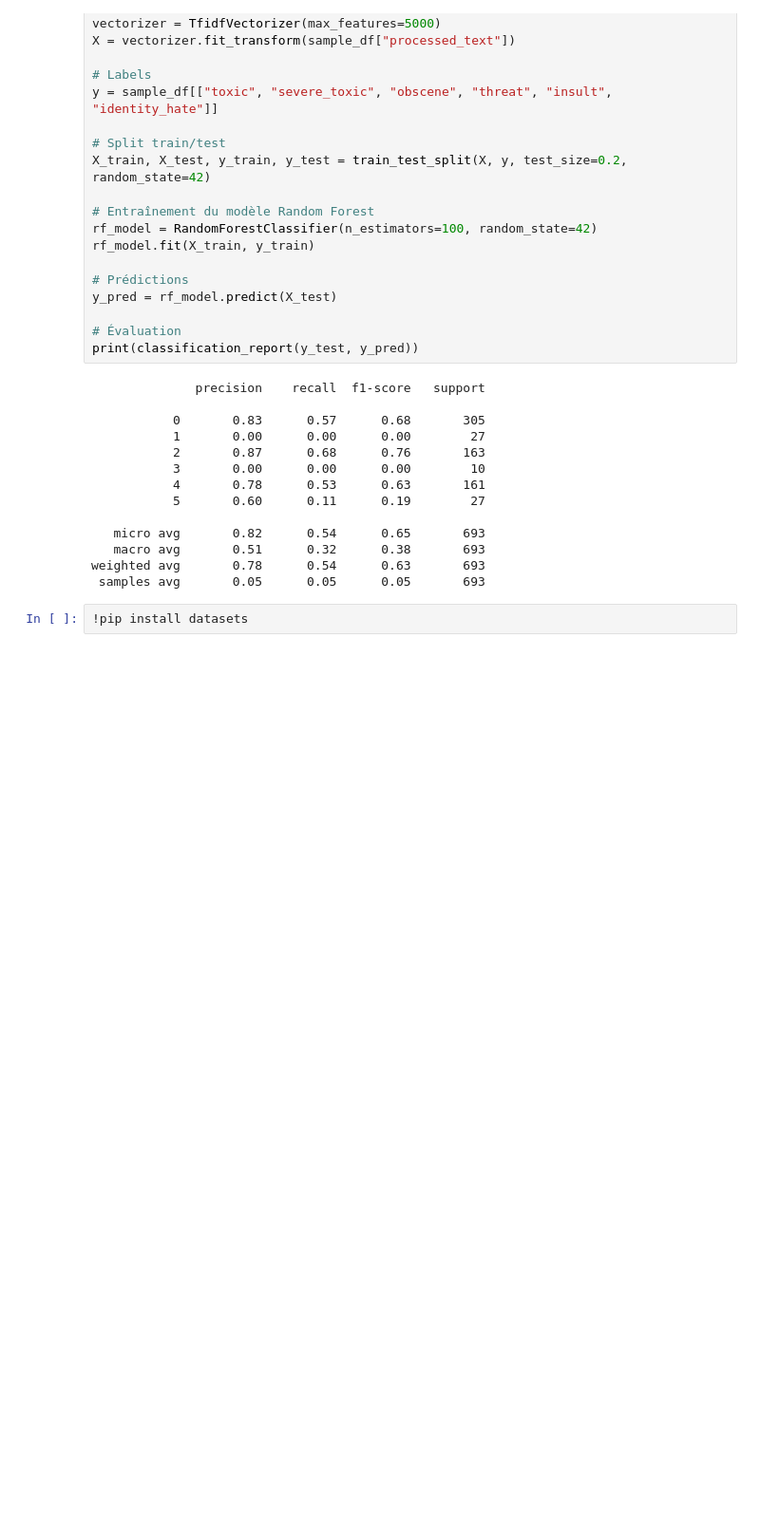
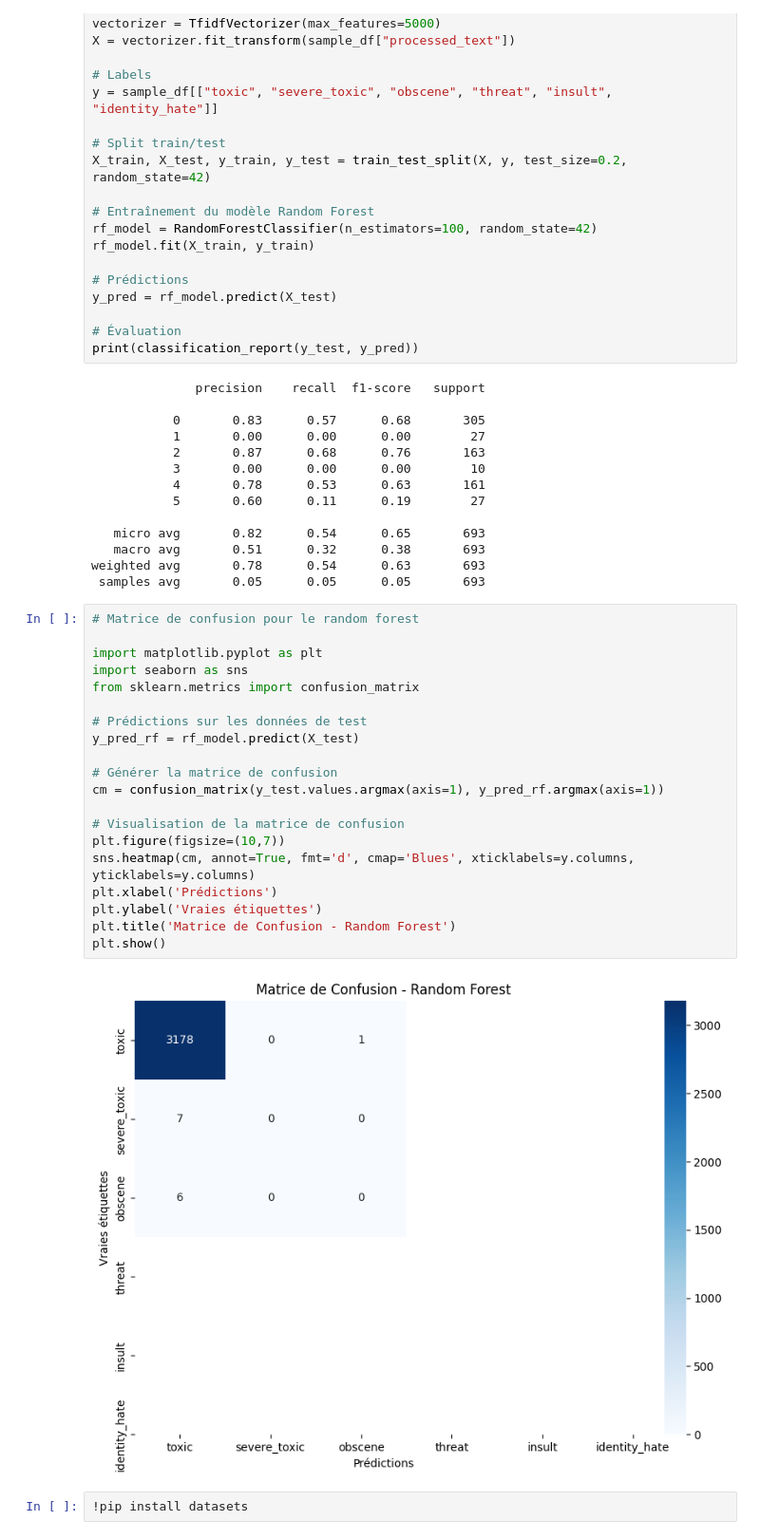
Before and after one commit to florianVit/Classification_Commentaires_Toxiques, a Jupyter notebook: Classification_commentaires_toxiques.ipynb, the cells around one changed output. Shown at 95% size. Saved outputs shown, nothing was run; the diff lists cells and outputs as text; blank space fills up the shorter version.

Commit message:
ajout matrice de confusion

```diff
--- a/Classification_commentaires_toxiques.ipynb
+++ b/Classification_commentaires_toxiques.ipynb
@@ -312,6 +312,28 @@ print(classification_report(y_test, y_pred))
    macro avg       0.51      0.32      0.38       693
 weighted avg       0.78      0.54      0.63       693
  samples avg       0.05      0.05      0.05       693
+# %%
+# Matrice de confusion pour le random forest
+
+import matplotlib.pyplot as plt
+import seaborn as sns
+from sklearn.metrics import confusion_matrix
+
+# Prédictions sur les données de test
+y_pred_rf = rf_model.predict(X_test)
+
+# Générer la matrice de confusion
+cm = confusion_matrix(y_test.values.argmax(axis=1), y_pred_rf.argmax(axis=1))
+
+# Visualisation de la matrice de confusion
+plt.figure(figsize=(10,7))
+sns.heatmap(cm, annot=True, fmt='d', cmap='Blues', xticklabels=y.columns, yticklabels=y.columns)
+plt.xlabel('Prédictions')
+plt.ylabel('Vraies étiquettes')
+plt.title('Matrice de Confusion - Random Forest')
+plt.show()
+# %% [output]
+[figure, added]
 # %%
 !pip install datasets
 # %% [output]
```
Also changed, not shown: parts of 1 cell of this notebook.
